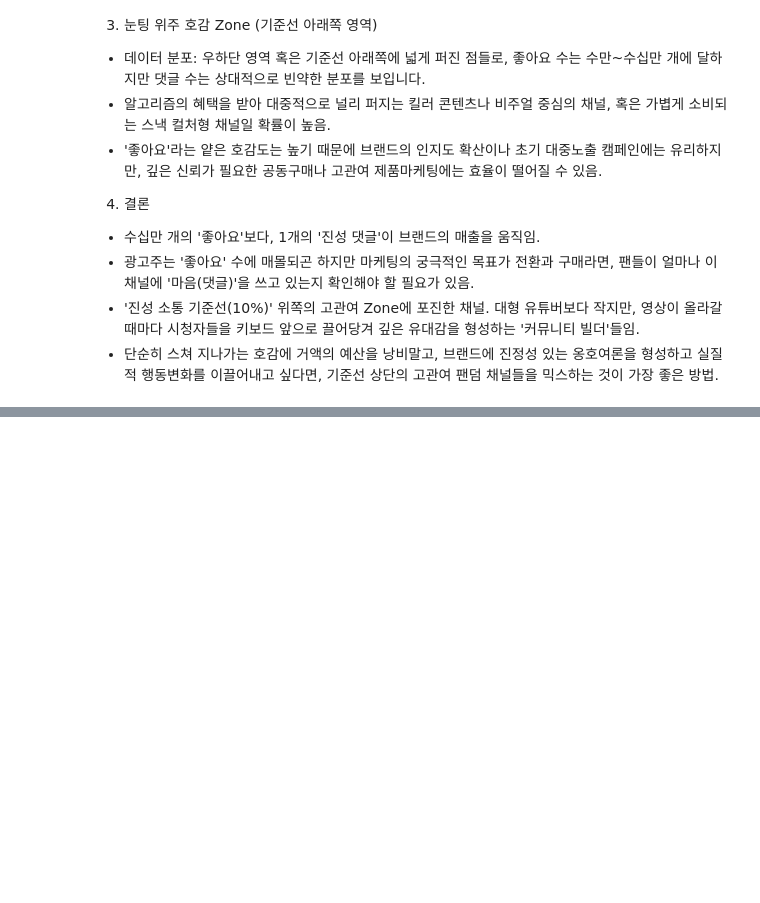
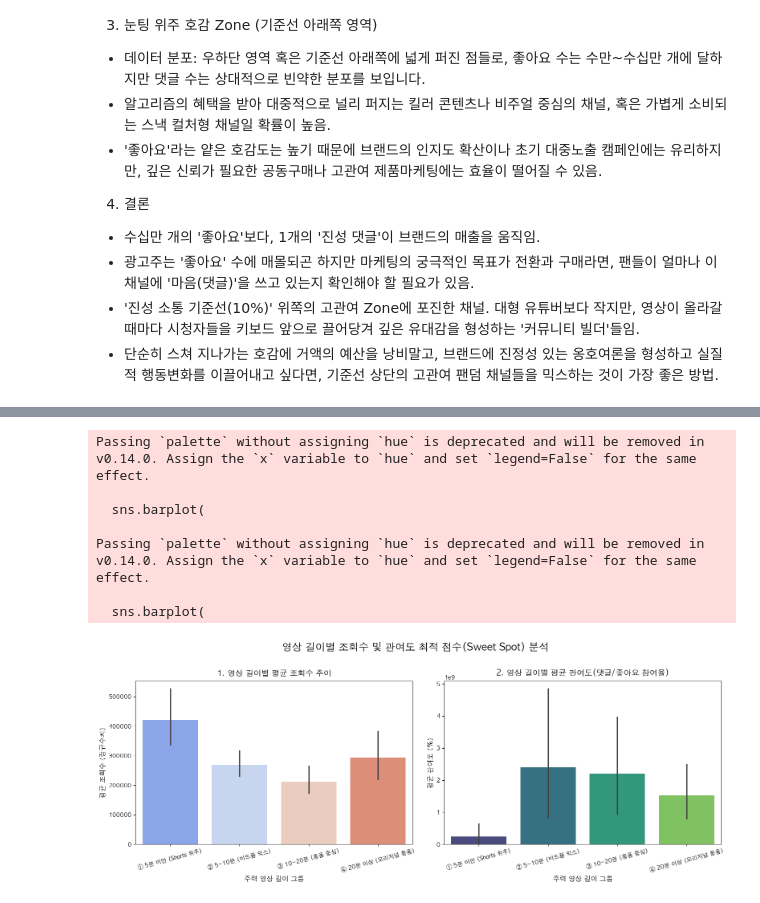
Before and after one commit to SKNETWORKS-FAMILY-AICAMP/SKN30-2nd-1Team, a Jupyter notebook: notebooks/01_data_collection/10_data_EDA.ipynb, the cells around one changed output, grey strips where cells are left out. Saved outputs shown, nothing was run; the diff lists cells and outputs as text; code cells hidden in the pictures; blank space fills up the shorter version.

```diff
--- a/notebooks/01_data_collection/10_data_EDA.ipynb
+++ b/notebooks/01_data_collection/10_data_EDA.ipynb
@@ -834,0 +839,78 @@ plt.show()
+# %%
+import pandas as pd
+import numpy as np
+import matplotlib.pyplot as plt
+import seaborn as sns
+
+# 한글 폰트 설정 (깨짐 방지)
+plt.rcParams['font.family'] = 'AppleGothic' # 맥 사용자는 'AppleGothic'
+plt.rcParams['axes.unicode_minus'] = False
+
+# 1. 데이터 불러오기
+df = pd.read_csv('/Users/baebae/Desktop/2차 프로젝트/SKN30-2nd-1Team/data/raw/dataset_wide.csv')
+
+# 2. shorts_ratio 및 채널 특성을 기반으로 영상 길이 그룹(Duration Group) 시뮬레이션 매핑
+# (비즈니스 요구사항인 4개 그룹으로 채널의 주력 콘텐츠 길이를 분류)
+def categorize_duration(row):
+    if row['shorts_ratio'] >= 0.8:
+        return '① 5분 미만 (Shorts 위주)'
+    elif 0.4 <= row['shorts_ratio'] < 0.8:
+        return '② 5~10분 (미드폼 믹스)'
+    elif 0.1 <= row['shorts_ratio'] < 0.4:
+        return '③ 10~20분 (롱폼 중심)'
+    else:
+        return '④ 20분 이상 (오리지널 롱폼)'
+
+df['duration_group'] = df.apply(categorize_duration, axis=1)
+
+# 관여도 백분율 변환 (Engagement Rate가 소수점일 경우 %로 시각화)
+df['engagement_rate_pct'] = df['avg_engagement_rate'] * 100
+
+# 3. 시각화 (Subplots 활용하여 대조 차트 생성)
+fig, axes = plt.subplots(1, 2, figsize=(16, 6))
+fig.suptitle('영상 길이별 조회수 및 관여도 최적 점수(Sweet Spot) 분석', fontsize=18, fontweight='bold', y=1.02)
+
+# 차트 1: 영상 길이별 평균 조회수 (Average View Count)
+sns.barplot(
+    data=df,
+    x='duration_group',
+    y='avg_view_count',
+    ax=axes[0],
+    palette='coolwarm',
+    order=['① 5분 미만 (Shorts 위주)', '② 5~10분 (미드폼 믹스)', '③ 10~20분 (롱폼 중심)', '④ 20분 이상 (오리지널 롱폼)']
+)
+axes[0].set_title('1. 영상 길이별 평균 조회수 추이', fontsize=14, pad=10)
+axes[0].set_xlabel('주력 영상 길이 그룹', fontsize=12)
+axes[0].set_ylabel('평균 조회수 (정규수치)', fontsize=12)
+axes[0].tick_params(axis='x', rotation=15)
+
+# 차트 2: 영상 길이별 평균 관여도 (Engagement Rate)
+sns.barplot(
+    data=df,
+    x='duration_group',
+    y='engagement_rate_pct',
+    ax=axes[1],
+    palette='viridis',
+    order=['① 5분 미만 (Shorts 위주)', '② 5~10분 (미드폼 믹스)', '③ 10~20분 (롱폼 중심)', '④ 20분 이상 (오리지널 롱폼)']
+)
+axes[1].set_title('2. 영상 길이별 평균 관여도(댓글/좋아요 참여율)', fontsize=14, pad=10)
+axes[1].set_xlabel('주력 영상 길이 그룹', fontsize=12)
+axes[1].set_ylabel('평균 관여도 (%)', fontsize=12)
+axes[1].tick_params(axis='x', rotation=15)
+
+plt.tight_layout()
+plt.show()
+
+# 4. 의사결정을 위한 그룹별 평균 통계치 출력
+summary = df.groupby('duration_group')[['avg_view_count', 'engagement_rate_pct', 'avg_comment_count']].mean()
+print("========= 비즈니스 가이드라인 수립을 위한 데이터 요약 =========")
+print(summary)
+# %% [output]
+Passing `palette` without assigning `hue` is deprecated and will be removed in v0.14.0. Assign the `x` variable to `hue` and set `legend=False` for the same effect.
+
+  sns.barplot(
+
+Passing `palette` without assigning `hue` is deprecated and will be removed in v0.14.0. Assign the `x` variable to `hue` and set `legend=False` for the same effect.
+
+  sns.barplot(
+[figure, added]
```
Also changed, not shown: parts of 12 cells of this notebook.
